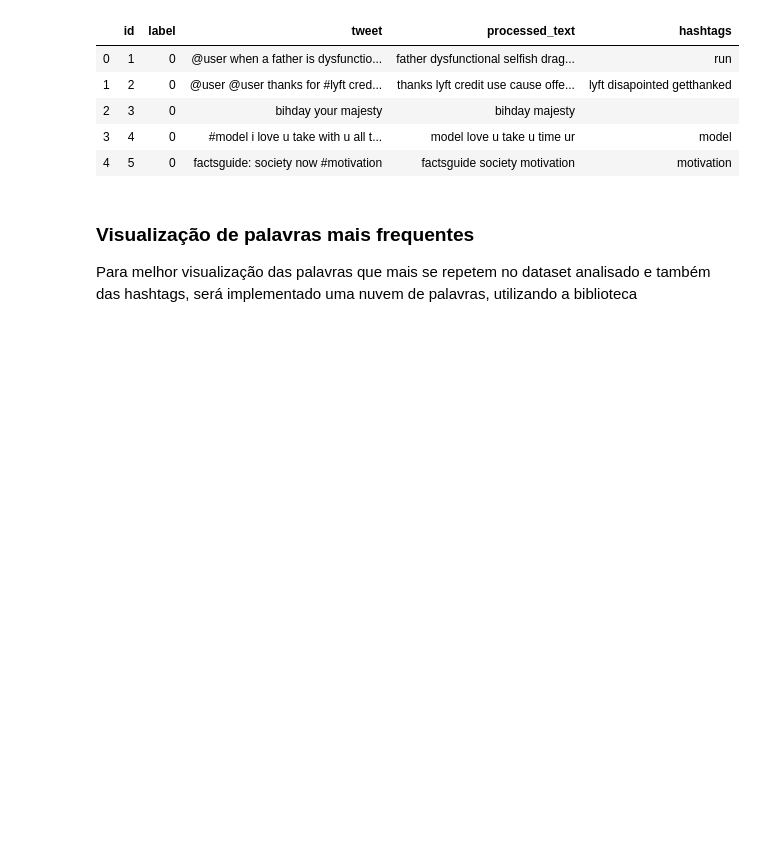
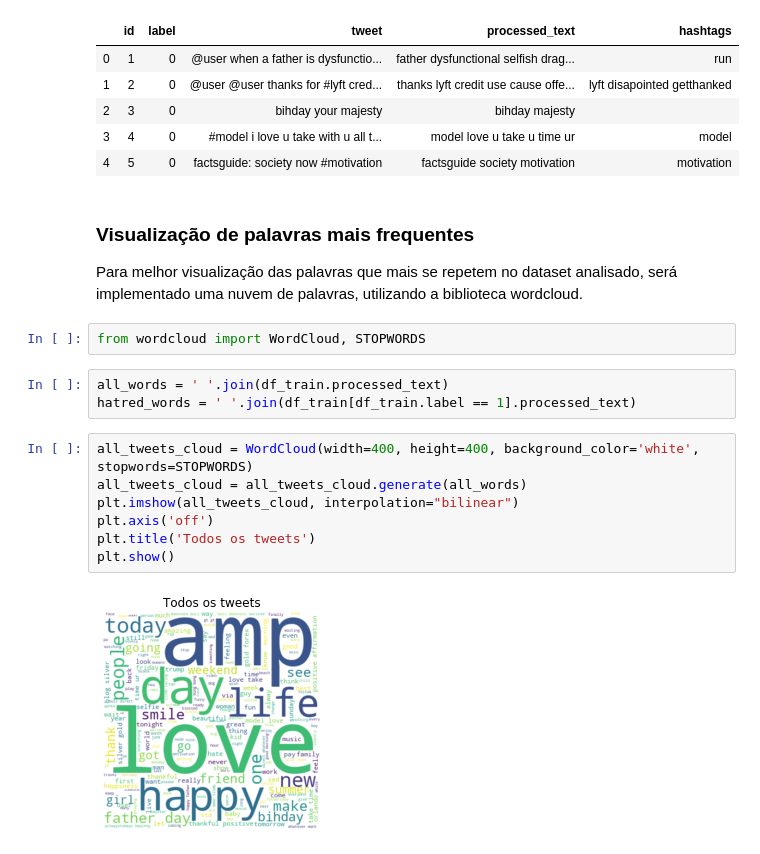
Before and after one commit to lucasdutraf/TwitterSentimentAnalysis, a Jupyter notebook: twitter_sentiment_analysis.ipynb, the cells around one changed output. Saved outputs shown, nothing was run; the diff lists cells and outputs as text; blank space fills up the shorter version.

```diff
--- a/twitter_sentiment_analysis.ipynb
+++ b/twitter_sentiment_analysis.ipynb
@@ -118,4 +119,18 @@ df_train.head()
 | 4 | 5 | 0 | factsguide: society now #motivation | factsguide society motivation | motivation |
 # %% [markdown]
 ### Visualização de palavras mais frequentes
-Para melhor visualização das palavras que mais se repetem no dataset analisado e também das hashtags, será implementado uma nuvem de palavras, utilizando a biblioteca
+Para melhor visualização das palavras que mais se repetem no dataset analisado, será implementado uma nuvem de palavras, utilizando a biblioteca wordcloud.
+# %%
+from wordcloud import WordCloud, STOPWORDS
+# %%
+all_words = ' '.join(df_train.processed_text)
+hatred_words = ' '.join(df_train[df_train.label == 1].processed_text)
+# %%
+all_tweets_cloud = WordCloud(width=400, height=400, background_color='white', stopwords=STOPWORDS)
+all_tweets_cloud = all_tweets_cloud.generate(all_words)
+plt.imshow(all_tweets_cloud, interpolation="bilinear")
+plt.axis('off')
+plt.title('Todos os tweets')
+plt.show()
+# %% [output]
+[figure, added]
```
Also changed, not shown: parts of 7 cells of this notebook.
